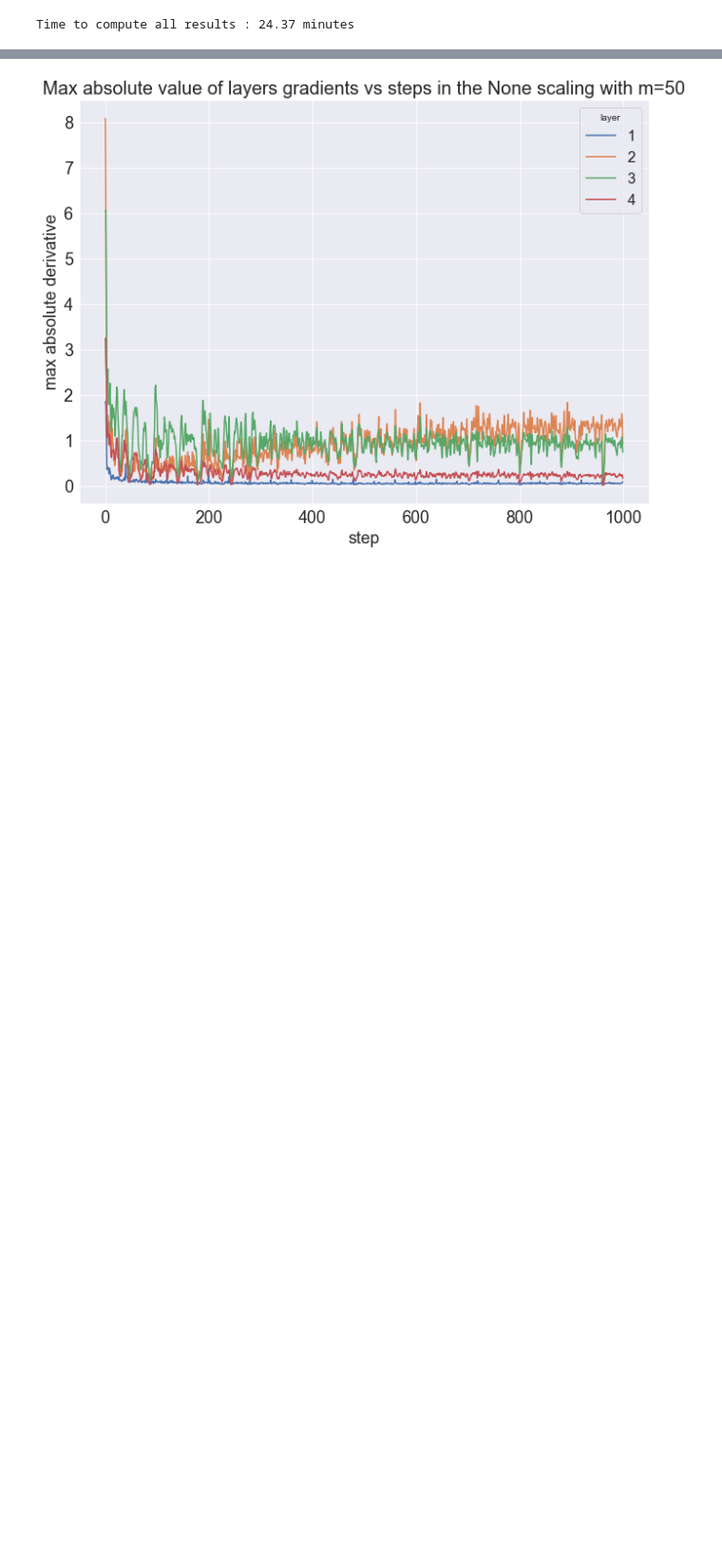
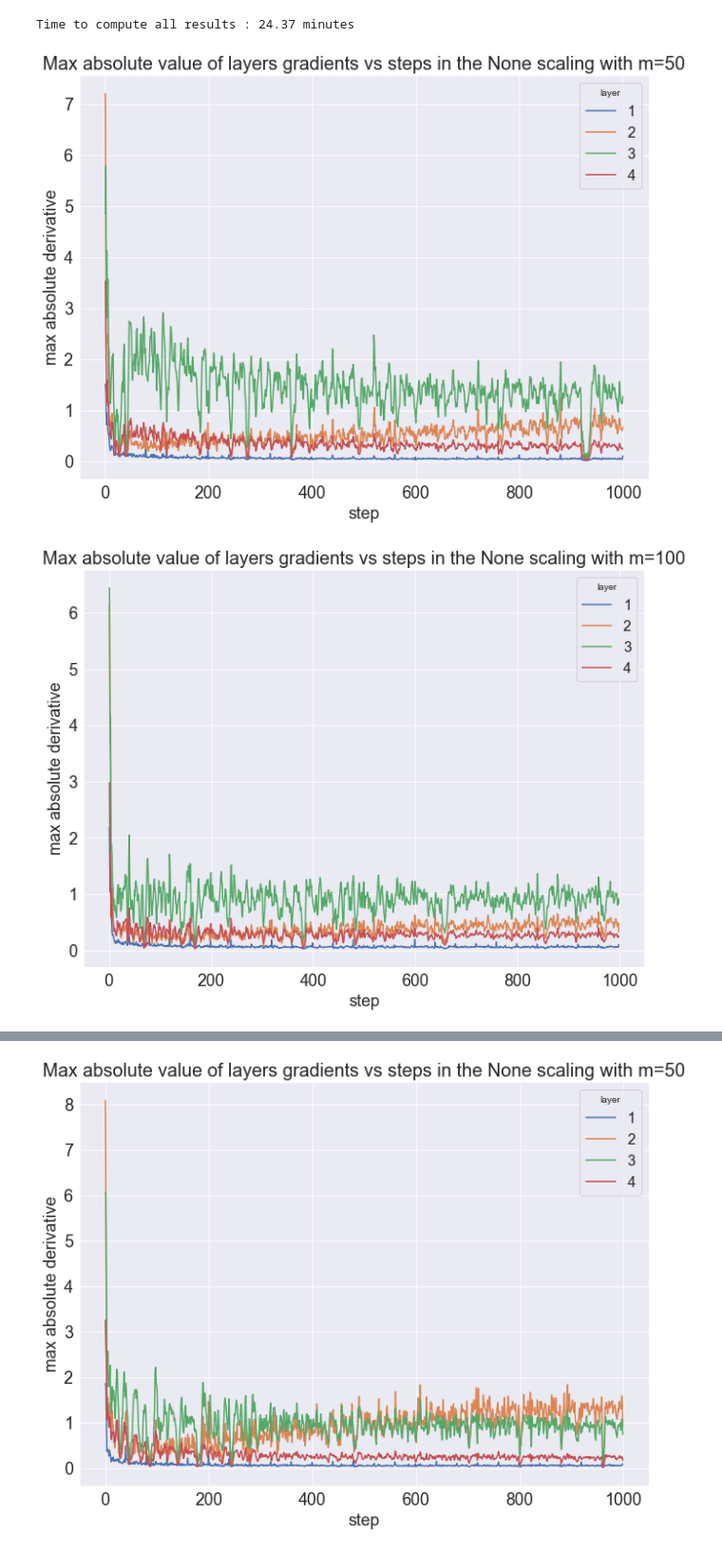
Before and after one commit to karl-hajjar/wide-networks, a Jupyter notebook: pytorch/notebooks/initialization/training-standard-no-bias.ipynb, the cells around one changed output, grey strips where cells are left out. Shown at 95% size. Saved outputs shown, nothing was run; the diff lists cells and outputs as text; code cells hidden in the pictures; blank space fills up the shorter version.

Commit message:
Added plots post initialization for standard training

```diff
--- a/pytorch/notebooks/initialization/training-standard-no-bias.ipynb
+++ b/pytorch/notebooks/initialization/training-standard-no-bias.ipynb
@@ -183,3 +183,9 @@ test_losses_df = get_all_test_losses_df(test_losses_per_step)
 dist_to_init_df = get_all_dist_to_init_df(dists_to_init_per_step)
 # %%
 after_init_grads = grads_df.loc[grads_df.step > 0, :]
+# %%
+prefix = 'post_init-' + fan_mode
+plot_gradients_vs_step(after_init_grads, L, figsize, init, scaling, scale_init, save=True, prefix=prefix)
+# %% [output]
+[figure, added]
+[figure, added]
```
Also changed, not shown: parts of 1 cell of this notebook.
